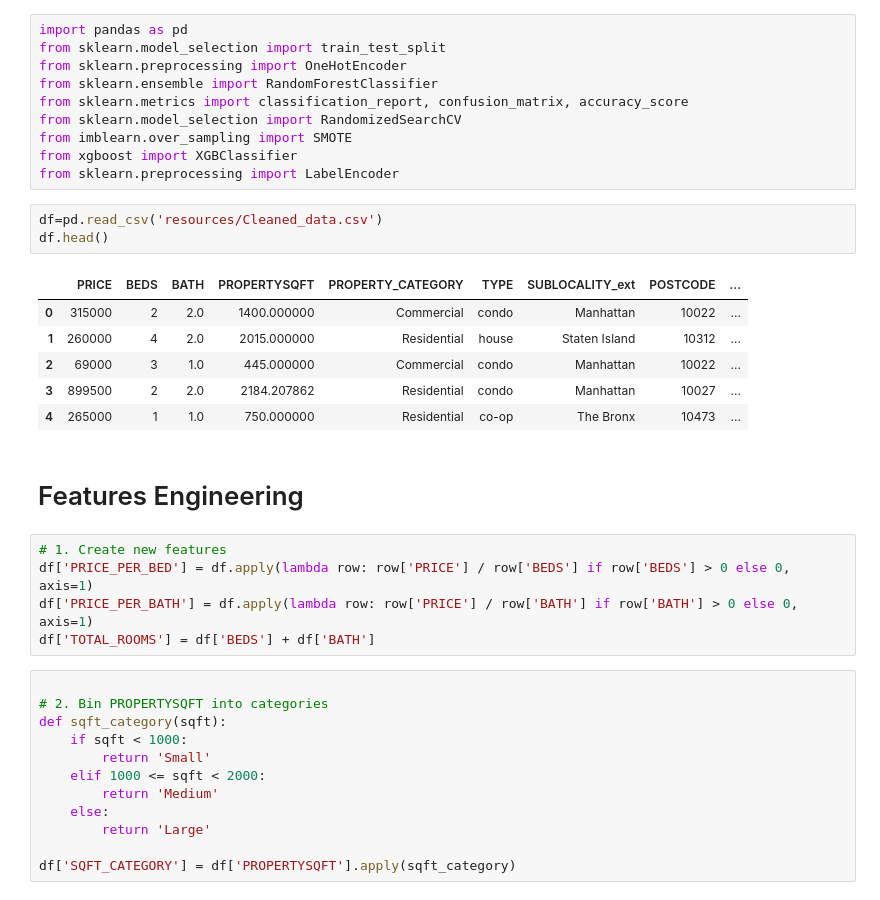
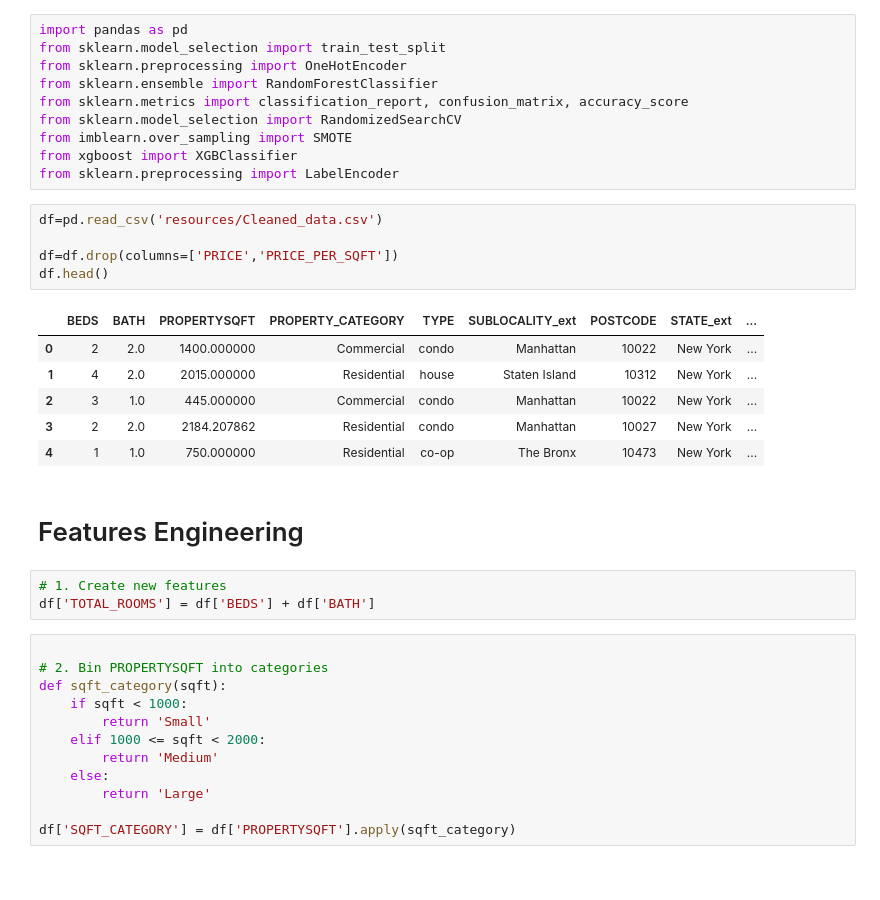
Before and after one commit to avineets87/housing-price-analysis, a Jupyter notebook: data_Classification.ipynb, the cells around one changed output. Saved outputs shown, nothing was run; the diff lists cells and outputs as text.

```diff
--- a/data_Classification.ipynb
+++ b/data_Classification.ipynb
@@ -10,21 +10,21 @@ from xgboost import XGBClassifier
 from sklearn.preprocessing import LabelEncoder
 # %%
 df=pd.read_csv('resources/Cleaned_data.csv')
+
+df=df.drop(columns=['PRICE','PRICE_PER_SQFT'])
 df.head()
 # %% [output]
-|  | PRICE | BEDS | BATH | PROPERTYSQFT | PROPERTY_CATEGORY | TYPE | SUBLOCALITY_ext | POSTCODE | ... |
-| 0 | 315000 | 2 | 2.0 | 1400.000000 | Commercial | condo | Manhattan | 10022 | ... |
-| 1 | 260000 | 4 | 2.0 | 2015.000000 | Residential | house | Staten Island | 10312 | ... |
-| 2 | 69000 | 3 | 1.0 | 445.000000 | Commercial | condo | Manhattan | 10022 | ... |
-| 3 | 899500 | 2 | 2.0 | 2184.207862 | Residential | condo | Manhattan | 10027 | ... |
-| 4 | 265000 | 1 | 1.0 | 750.000000 | Residential | co-op | The Bronx | 10473 | ... |
+|  | BEDS | BATH | PROPERTYSQFT | PROPERTY_CATEGORY | TYPE | SUBLOCALITY_ext | POSTCODE | STATE_ext | ... |
+| 0 | 2 | 2.0 | 1400.000000 | Commercial | condo | Manhattan | 10022 | New York | ... |
+| 1 | 4 | 2.0 | 2015.000000 | Residential | house | Staten Island | 10312 | New York | ... |
+| 2 | 3 | 1.0 | 445.000000 | Commercial | condo | Manhattan | 10022 | New York | ... |
+| 3 | 2 | 2.0 | 2184.207862 | Residential | condo | Manhattan | 10027 | New York | ... |
+| 4 | 1 | 1.0 | 750.000000 | Residential | co-op | The Bronx | 10473 | New York | ... |
 # %% [markdown]
 # Features Engineering
-# %%
-# 1. Create new features
-df['PRICE_PER_BED'] = df.apply(lambda row: row['PRICE'] / row['BEDS'] if row['BEDS'] > 0 else 0, axis=1)
-df['PRICE_PER_BATH'] = df.apply(lambda row: row['PRICE'] / row['BATH'] if row['BATH'] > 0 else 0, axis=1)
-df['TOTAL_ROOMS'] = df['BEDS'] + df['BATH']
+# %%
+# 1. Create new features
+df['TOTAL_ROOMS'] = df['BEDS'] + df['BATH']
 # %%
 
 # 2. Bin PROPERTYSQFT into categories
```
Also changed, not shown: parts of 17 cells of this notebook, 2 other files.
